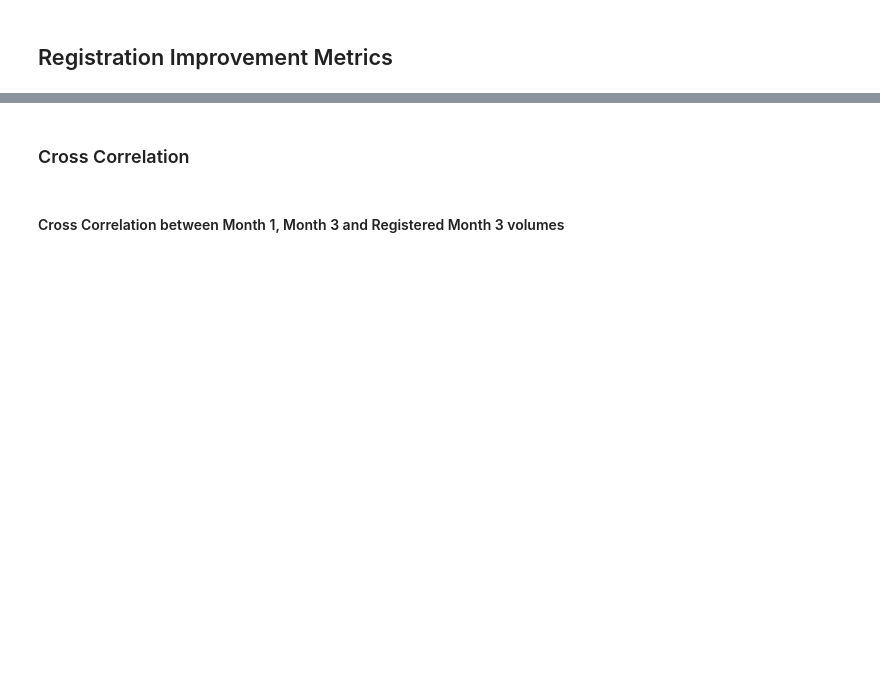
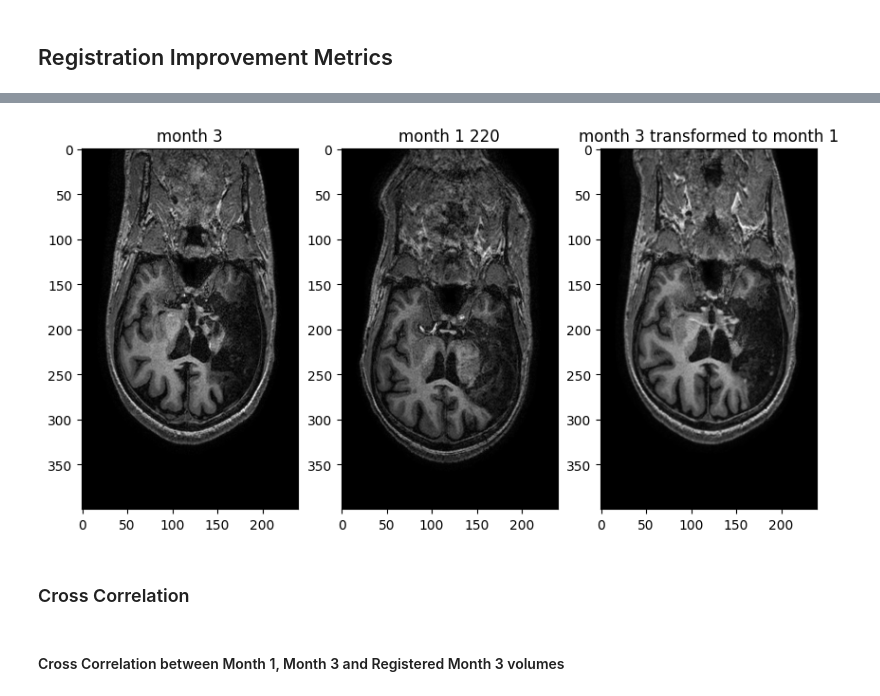
Before and after one commit to Keymii/wavelet-mri-registration, a Jupyter notebook: affine-registration.ipynb, the cells around one changed output, grey strips where cells are left out. Cells and saved outputs as stored; diff of their text form; code cells hidden in the pictures; blank space fills up the shorter version.

```diff
--- a/affine-registration.ipynb
+++ b/affine-registration.ipynb
@@ -160,3 +265,19 @@ Text(0.5, 1.0, 'Month 3 Transformed to Month 1')
+# %%
+fig,ax = plt.subplots(1,3, figsize=(10,5))
+pad_lim = 29
+
+pad = np.zeros((pad_lim,240))
+index = 220
+padded_month_1 = np.concatenate((pad, new_reference_np[:,index,:-pad_lim].T))
+ax[0].imshow(np.concatenate((new_moving_np[:,index,pad_lim:].T, pad)), cmap='gray')
+ax[0].set_title('month 3')
+ax[1].imshow(new_reference_np[:,index,:].T, cmap='gray')
+ax[1].set_title(f'month 1 {index}')
+ax[2].imshow(np.concatenate((transformed_np[:,index,pad_lim:].T,pad)), cmap='gray')
+ax[2].set_title('month 3 transformed to month 1')
+plt.show()
+# %% [output]
+[figure, added]
 # %% [markdown]
 ### Cross Correlation
 # %% [markdown]
```
Also changed, not shown: parts of 23 cells of this notebook, 6 other files.
